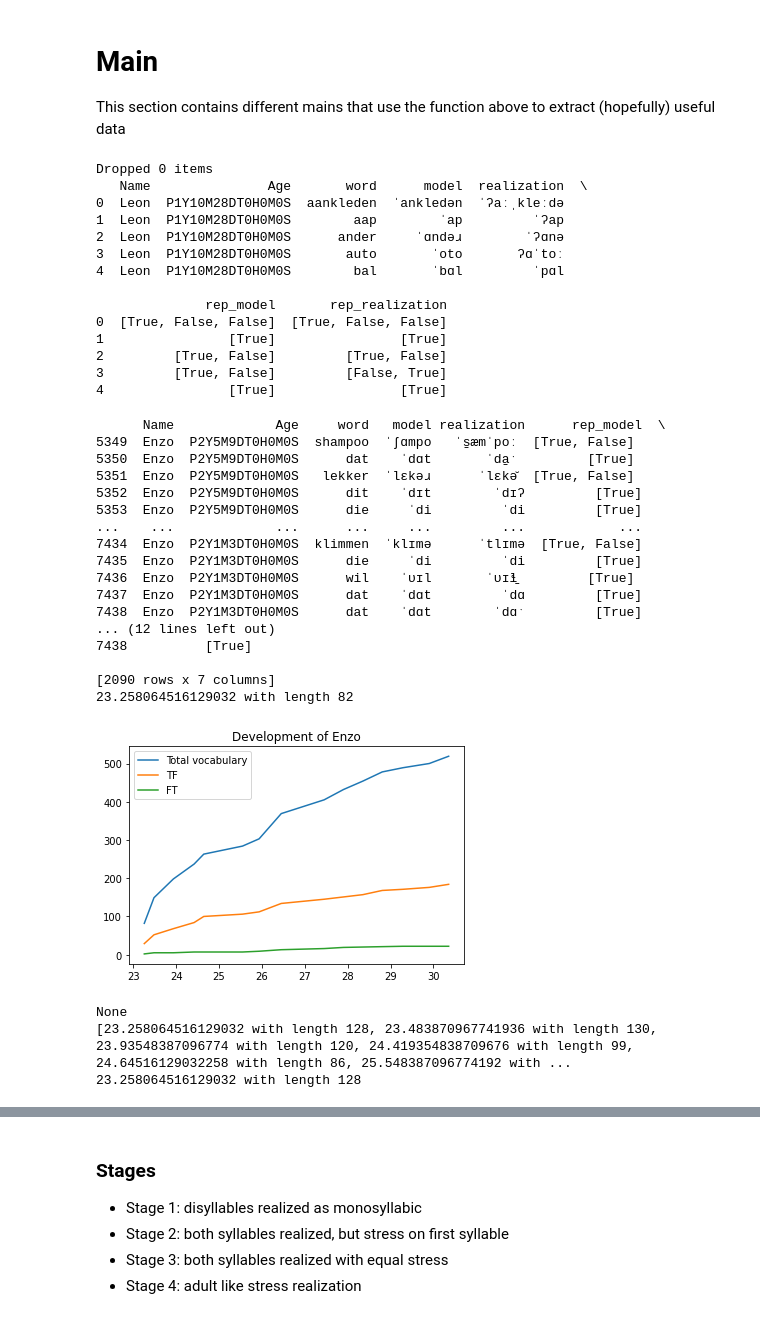
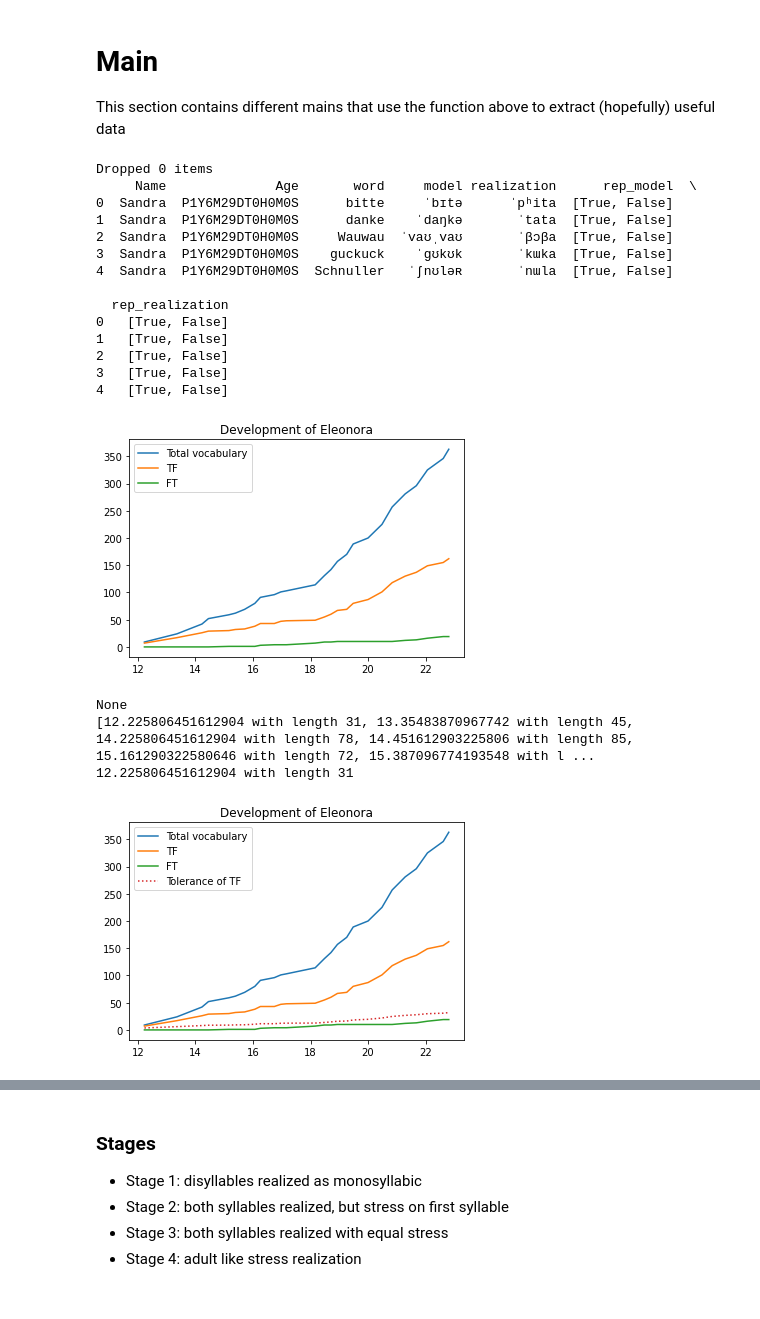
Before and after one commit to NienkeWessel/ThesisLinguistics, a Jupyter notebook: ProcessData.ipynb, the cells around one changed output, grey strips where cells are left out. Drawn from its saved outputs; the diff is of its cells as text; code cells hidden in the pictures.

```diff
--- a/ProcessData.ipynb
+++ b/ProcessData.ipynb
@@ -917,7 +1010,7 @@ children_names_file = {
 # Read data and add representation column to the data
 #    Fikkert corpus/CLPF: data2.pkl
 #    Grimm corpus: Grimm.pkl
-corpus_name = "CLPF"
+corpus_name = "Grimm"
 
 df = read_data(file_names_read[corpus_name])
 append_representation_to_dataframe(df)
@@ -929,59 +1022,38 @@ print(df.head())
 write_df_to_csv(file_names_write[corpus_name], df)
 # %% [output]
 Dropped 0 items
-   Name               Age       word      model  realization  \
-0  Leon  P1Y10M28DT0H0M0S  aankleden  ˈankledən  ˈʔaːˌkleːdə
-1  Leon  P1Y10M28DT0H0M0S        aap        ˈap         ˈʔap
-2  Leon  P1Y10M28DT0H0M0S      ander     ˈɑndəɹ        ˈʔɑnə
-3  Leon  P1Y10M28DT0H0M0S       auto       ˈoto       ʔɑˈtoː
-4  Leon  P1Y10M28DT0H0M0S        bal       ˈbɑl         ˈpɑl
+     Name              Age       word     model realization      rep_model  \
+0  Sandra  P1Y6M29DT0H0M0S      bitte     ˈbɪtə      ˈpʰita  [True, False]
+1  Sandra  P1Y6M29DT0H0M0S      danke    ˈdaŋkə       ˈtata  [True, False]
+2  Sandra  P1Y6M29DT0H0M0S     Wauwau  ˈvaʊˌvaʊ       ˈβɔβa  [True, False]
+3  Sandra  P1Y6M29DT0H0M0S    guckuck    ˈɡʊkʊk       ˈkɯka  [True, False]
+4  Sandra  P1Y6M29DT0H0M0S  Schnuller   ˈʃnʊləʀ       ˈnɯla  [True, False]
 
-              rep_model       rep_realization
-0  [True, False, False]  [True, False, False]
-1                [True]                [True]
-2         [True, False]         [True, False]
-3         [True, False]         [False, True]
-4                [True]                [True]
+  rep_realization
+0   [True, False]
+1   [True, False]
+2   [True, False]
+3   [True, False]
+4   [True, False]
 # %%
 # Plot the vocabulary development of a specific child
 
-def investigate_child_development(name):
-    '''
-    TODO: needs to be adjusted for the patterns and such
-    '''
-    child = build_wordlists_for_child(name, df)
-    #print(child_test.wordlists[0])
-    child.calculate_total_vocab_dev()
 
-child_test = build_wordlists_for_child(children_names_file[corpus_name][3], df)
+child_test = build_wordlists_for_child(children_names_file[corpus_name][2], df)
 #print(child_test.wordlists[0])
 child_test.build_complete_wordlists(df)
 
 print(child_test.plot_vocab_dev(['TF', 'FT']))
 print(child_test.complete_wordlists)
 print(child_test.complete_wordlists[0])
+
+child_test.plot_vocab_dev_tolerance({'TF': ['FT']})
 # %% [output]
+[figure, new version]
-      Name             Age     word   model realization      rep_model  \
-5349  Enzo  P2Y5M9DT0H0M0S  shampoo  ˈʃɑmpo   ˈs̠æmˈpoː  [True, False]
-5350  Enzo  P2Y5M9DT0H0M0S      dat    ˈdɑt       ˈda̠ˑ         [True]
-5351  Enzo  P2Y5M9DT0H0M0S   lekker  ˈlɛkəɹ      ˈlɛkə̆  [True, False]
-5352  Enzo  P2Y5M9DT0H0M0S      dit    ˈdɪt        ˈdɪʔ         [True]
-5353  Enzo  P2Y5M9DT0H0M0S      die     ˈdi         ˈdi         [True]
-...    ...             ...      ...     ...         ...            ...
-7434  Enzo  P2Y1M3DT0H0M0S  klimmen  ˈklɪmə      ˈtlɪmə  [True, False]
-7435  Enzo  P2Y1M3DT0H0M0S      die     ˈdi         ˈdi         [True]
-7436  Enzo  P2Y1M3DT0H0M0S      wil    ˈʋɪl       ˈʋɪɬ̠         [True]
-7437  Enzo  P2Y1M3DT0H0M0S      dat    ˈdɑt         ˈdɑ         [True]
-7438  Enzo  P2Y1M3DT0H0M0S      dat    ˈdɑt        ˈdɑˑ         [True]
-... (12 lines left out)
-7438          [True]
-
-[2090 rows x 7 columns]
-23.258064516129032 with length 82
+None
+[12.225806451612904 with length 31, 13.35483870967742 with length 45, 14.225806451612904 with length 78, 14.451612903225806 with length 85, 15.161290322580646 with length 72, 15.387096774193548 with l ...
+12.225806451612904 with length 31
-[figure, old version]
-None
-[23.258064516129032 with length 128, 23.483870967741936 with length 130, 23.93548387096774 with length 120, 24.419354838709676 with length 99, 24.64516129032258 with length 86, 25.548387096774192 with ...
-23.258064516129032 with length 128
+[figure, added]
 # %%
 # Investigate what word types occur how often
 
```
Also changed, not shown: parts of 12 cells of this notebook.
